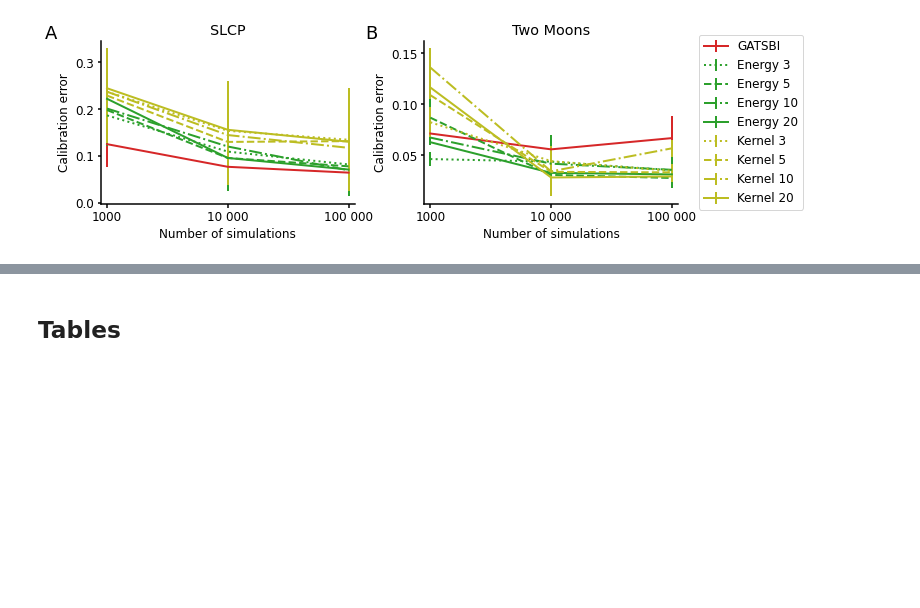
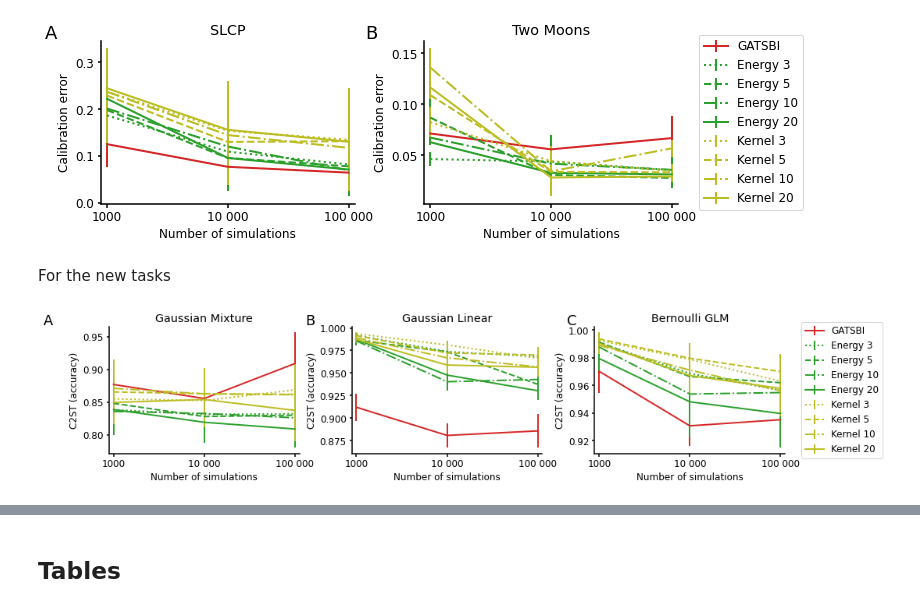
Before and after one commit to LoryPack/LFI_gen_networks_SRs, a Jupyter notebook: plotting_code/benchmark_problems.ipynb, the cells around one changed output, grey strips where cells are left out. Drawn from its saved outputs; the diff is of its cells as text; code cells hidden in the pictures; blank space fills up the shorter version.

```diff
--- a/plotting_code/benchmark_problems.ipynb
+++ b/plotting_code/benchmark_problems.ipynb
@@ -136,7 +152,7 @@ colors=colors, n_simulations=n_simulations, n_generator=n_generator, alphas=alph
 # %%
 def plot_benchmark_metrics(tasks, labels, metrics_dict, mean_metric, std_metric, ylabel, ylim=None, yticks=None):
 
-    fig, axes = plt.subplots(1, 2, figsize=(1.25*8.27, 3.))
+    fig, axes = plt.subplots(1, len(tasks), figsize=(1.25*8.27 * len(tasks)/2, 3.))
     fig.subplots_adjust(wspace=.275)
     with mpl.rc_context(fname='./matplotlibrc'):
 
@@ -179,7 +195,11 @@ def plot_benchmark_metrics(tasks, labels, metrics_dict, mean_metric, std_metric,
             ax.set_title(ttl)
 
         fig.text(0.05, .89, "A", fontsize=18)
-        fig.text(0.48, .89, "B", fontsize=18)
+        if len(tasks) == 2:
+            fig.text(0.48, .89, "B", fontsize=18)
+        elif len(tasks) == 3:
+            fig.text(0.35, .89, "B", fontsize=18)
+            fig.text(0.65, .89, "C", fontsize=18)
 
         plt.subplots_adjust(hspace=2.)
 
@@ -187,7 +207,7 @@ def plot_benchmark_metrics(tasks, labels, metrics_dict, mean_metric, std_metric,
 
         plt.legend(bbox_to_anchor=(1.06,0.5), loc="center left", frameon=True)
 
-    return fig, ax
+    return fig, axes
 # %% [markdown]
 C2ST: the smaller the better
 # %%
@@ -217,3 +223,5 @@ fig, ax = plot_benchmark_metrics(tasks, labels, metrics_dict, "cal_err_val_mean"
 fig.savefig("plots/benchmarks_cal_err_figure.pdf")
 # %% [output]
 [figure]
+# %% [markdown]
+For the new tasks
@@ -219,0 +245,6 @@ fig.savefig("plots/benchmarks_cal_err_figure.pdf")
+# %%
+fig, axes = plot_benchmark_metrics(tasks_new, labels_new, metrics_dict, "c2st_mean", "c2st_std", "C2ST (accuracy)", None, None)
+fig.savefig("plots/C2ST_figure_new_tasks.pdf")
+#fig, axes = plot_benchmark_metrics(tasks, labels, metrics_dict, "c2st_mean", "c2st_std", "C2ST (accuracy)", (0.5,1), [0.5, .75, 1.])
+# %% [output]
+[figure, added]
```
Also changed, not shown: parts of 39 cells of this notebook, 4 other files.
